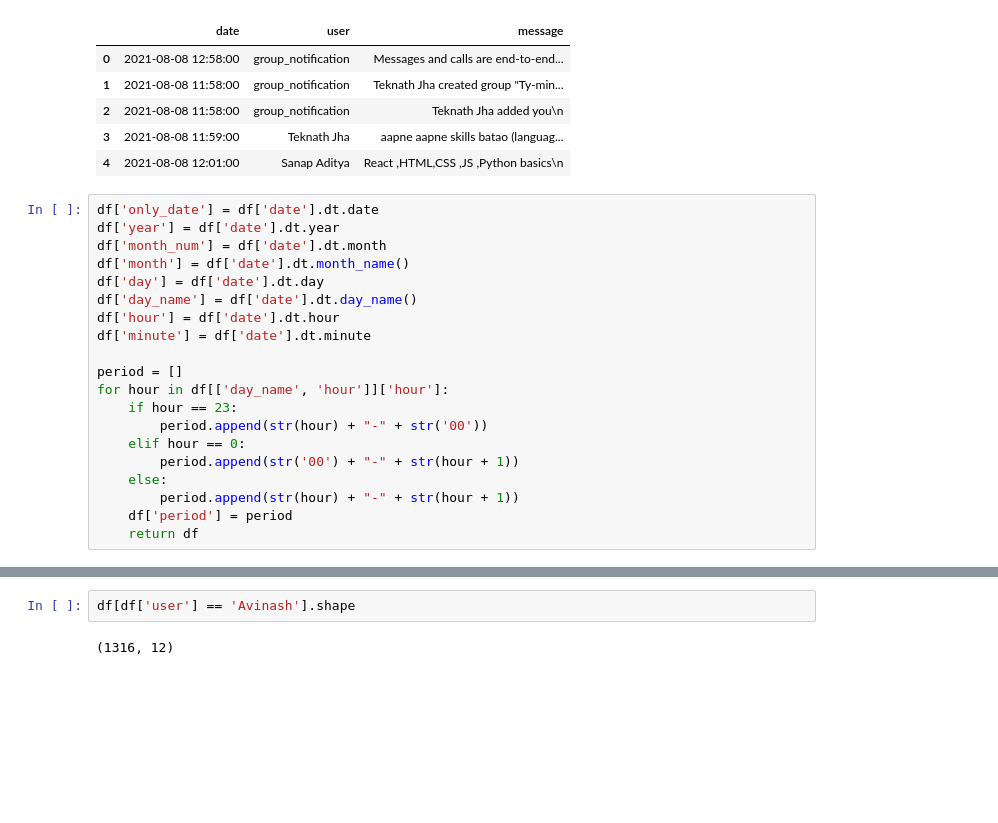
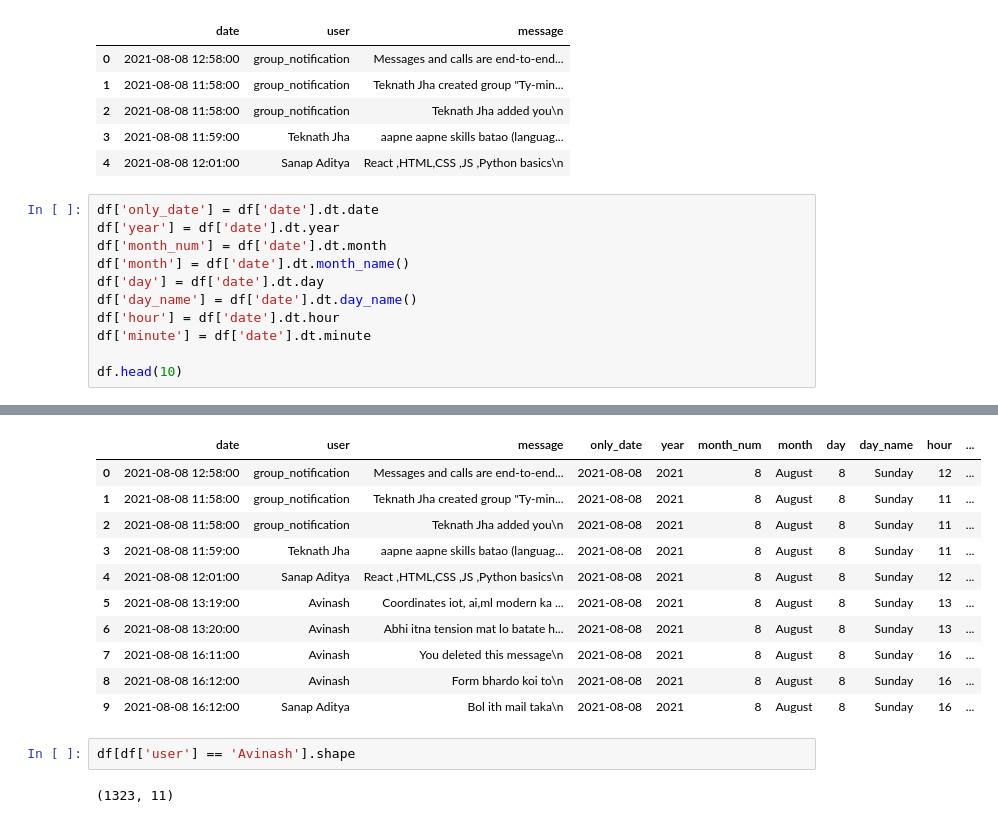
Before and after one commit to avibiradar100/WhatsAppChat-Sentiment-Analyzer, a Jupyter notebook: ChatAnalysis_JupyterNotebook.ipynb, the cells around one changed output, grey strips where cells are left out. Drawn from its saved outputs; the diff is of its cells as text; blank space fills up the shorter version.

```diff
--- a/Untitled.ipynb
+++ b/ChatAnalysis_JupyterNotebook.ipynb
@@ -123,14 +123,5 @@ df['day_name'] = df['date'].dt.day_name()
 df['hour'] = df['date'].dt.hour
 df['minute'] = df['date'].dt.minute
 
-period = []
-for hour in df[['day_name', 'hour']]['hour']:
-    if hour == 23:
-        period.append(str(hour) + "-" + str('00'))
-    elif hour == 0:
-        period.append(str('00') + "-" + str(hour + 1))
-    else:
-        period.append(str(hour) + "-" + str(hour + 1))
-    df['period'] = period
-    return df
+df.head(10)
 # %% [output]
@@ -138,4 +128,15 @@ SyntaxError: 'return' outside function (Temp/ipykernel_12940/1092294571.py, line
+|  | date | user | message | only_date | year | month_num | month | day | day_name | hour | ... |
+| 0 | 2021-08-08 12:58:00 | group_notification | Messages and calls are end-to-end... | 2021-08-08 | 2021 | 8 | August | 8 | Sunday | 12 | ... |
+| 1 | 2021-08-08 11:58:00 | group_notification | Teknath Jha created group "Ty-min... | 2021-08-08 | 2021 | 8 | August | 8 | Sunday | 11 | ... |
+| 2 | 2021-08-08 11:58:00 | group_notification | Teknath Jha added you\n | 2021-08-08 | 2021 | 8 | August | 8 | Sunday | 11 | ... |
+| 3 | 2021-08-08 11:59:00 | Teknath Jha | aapne aapne skills batao (languag... | 2021-08-08 | 2021 | 8 | August | 8 | Sunday | 11 | ... |
+| 4 | 2021-08-08 12:01:00 | Sanap Aditya | React ,HTML,CSS ,JS ,Python basics\n | 2021-08-08 | 2021 | 8 | August | 8 | Sunday | 12 | ... |
+| 5 | 2021-08-08 13:19:00 | Avinash | Coordinates iot, ai,ml modern ka ... | 2021-08-08 | 2021 | 8 | August | 8 | Sunday | 13 | ... |
+| 6 | 2021-08-08 13:20:00 | Avinash | Abhi itna tension mat lo batate h... | 2021-08-08 | 2021 | 8 | August | 8 | Sunday | 13 | ... |
+| 7 | 2021-08-08 16:11:00 | Avinash | You deleted this message\n | 2021-08-08 | 2021 | 8 | August | 8 | Sunday | 16 | ... |
+| 8 | 2021-08-08 16:12:00 | Avinash | Form bhardo koi to\n | 2021-08-08 | 2021 | 8 | August | 8 | Sunday | 16 | ... |
+| 9 | 2021-08-08 16:12:00 | Sanap Aditya | Bol ith mail taka\n | 2021-08-08 | 2021 | 8 | August | 8 | Sunday | 16 | ... |
 # %%
 df[df['user'] == 'Avinash'].shape
 # %% [output]
-(1316, 12)
+(1323, 11)
```
Also changed, not shown: parts of 3 cells of this notebook, 5 other files.
